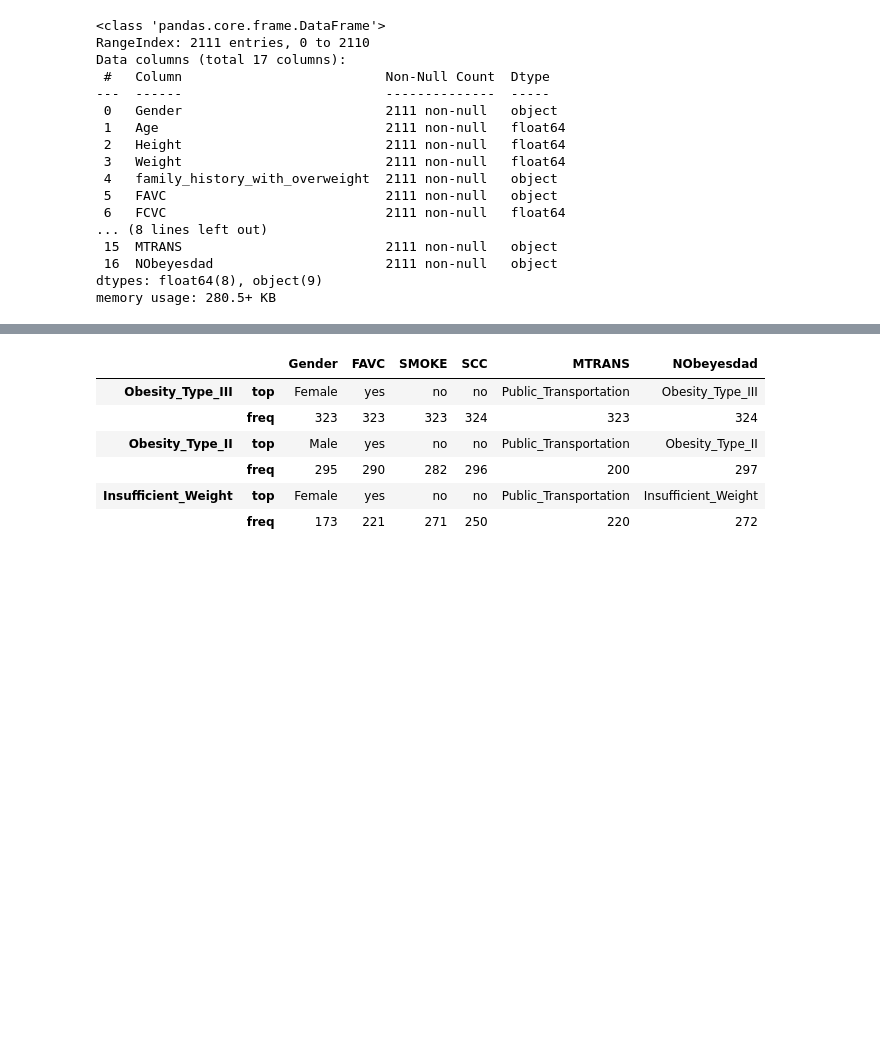
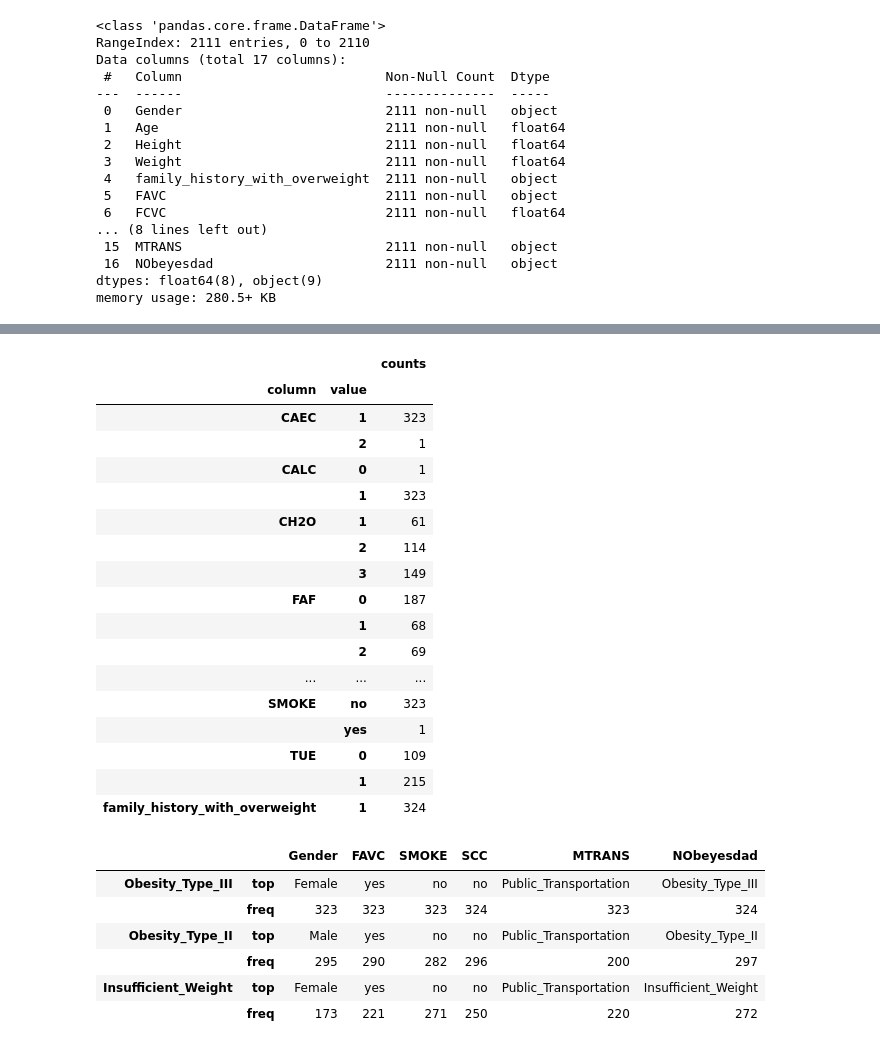
Before and after one commit to NoaAmichai/Obesity-Data-Science-Project, a Jupyter notebook: Obesity_Semester_B.ipynb, the cells around one changed output, grey strips where cells are left out. Drawn from its saved outputs; the diff is of its cells as text; code cells hidden in the pictures; blank space fills up the shorter version.

```diff
--- a/Obesity_Semester_B.ipynb
+++ b/Obesity_Semester_B.ipynb
@@ -129,3 +160,24 @@ Obesity_Type_III_data = (pd.DataFrame(Obesity_Type_III[cols]
+# %%
+Obesity_Type_III_data.sort_index()
+# %% [output]
+|  |  | counts |
+| column | value |  |
+| CAEC | 1 | 323 |
+|  | 2 | 1 |
+| CALC | 0 | 1 |
+|  | 1 | 323 |
+| CH2O | 1 | 61 |
+|  | 2 | 114 |
+|  | 3 | 149 |
+| FAF | 0 | 187 |
+|  | 1 | 68 |
+|  | 2 | 69 |
+| ... | ... | ... |
+| SMOKE | no | 323 |
+|  | yes | 1 |
+| TUE | 0 | 109 |
+|  | 1 | 215 |
+| family_history_with_overweight | 1 | 324 |
 # %%
 pd.concat([Type_III, Type_II,Insufficient_Weight_describe],
           axis=0,keys=["Obesity_Type_III","Obesity_Type_II","Insufficient_Weight"])
```
Also changed, not shown: parts of 3 cells of this notebook.
